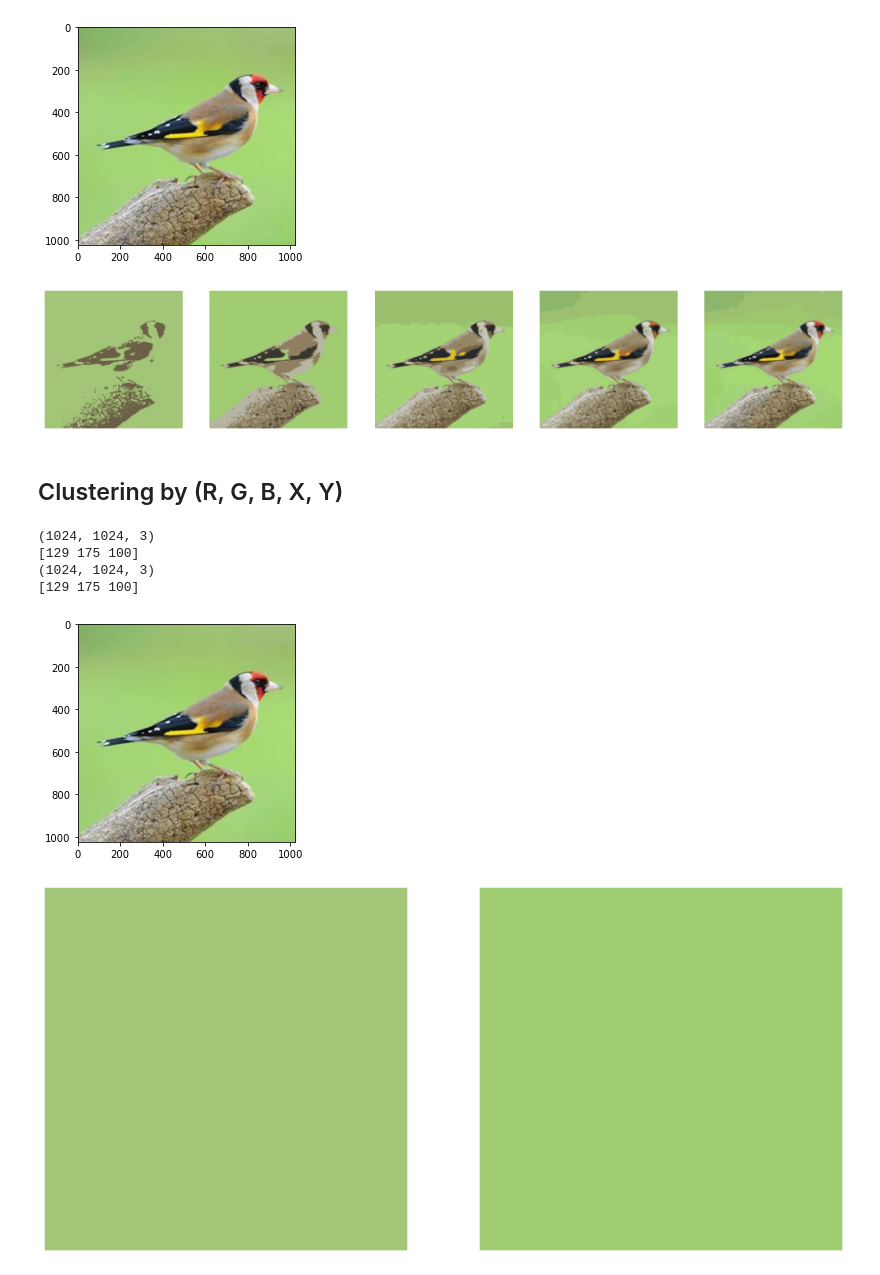
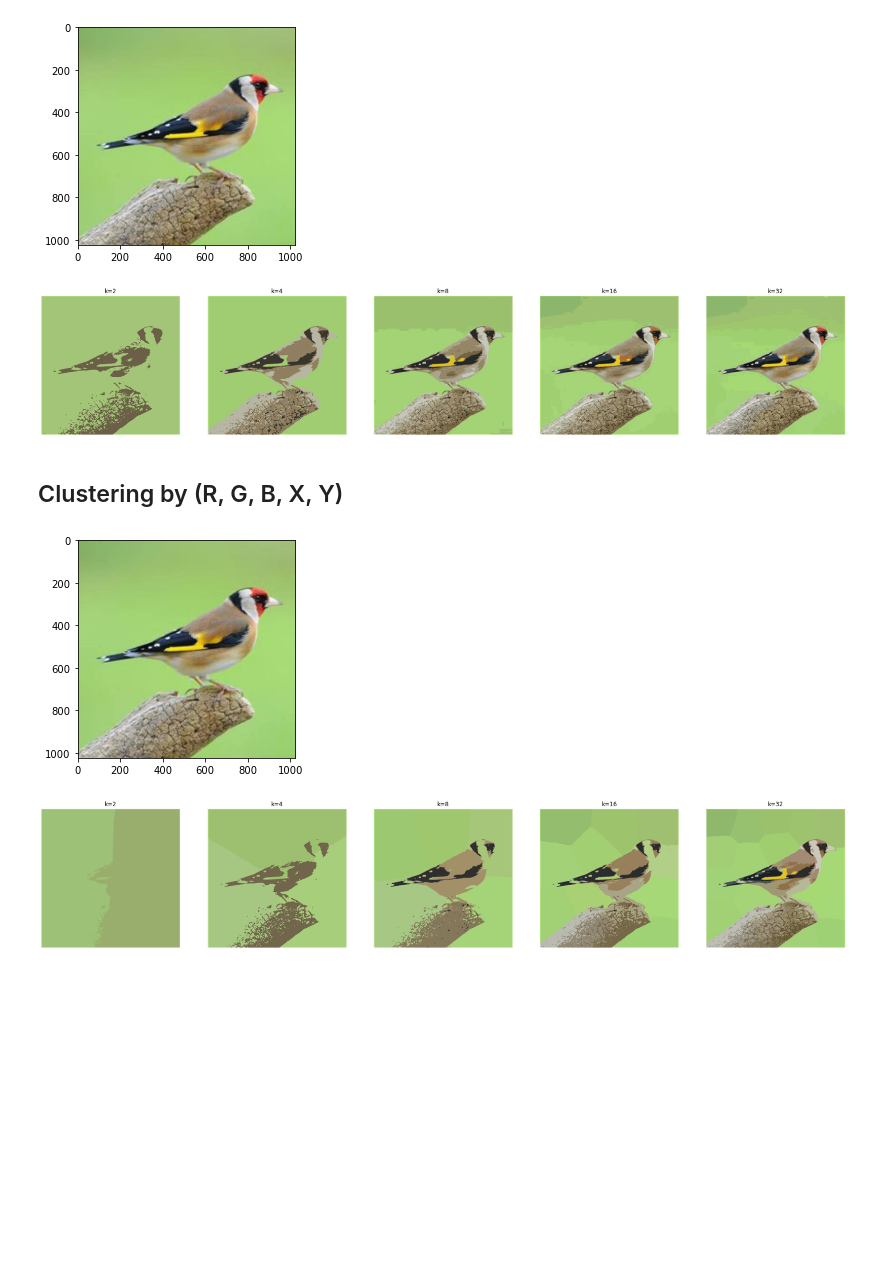
Before and after one commit to qa276390/DLCV-NTU-2020-FALL-HW1, a Jupyter notebook: kmeans_color.ipynb, the cells around one changed output. Saved outputs shown, nothing was run; the diff lists cells and outputs as text; code cells hidden in the pictures; blank space fills up the shorter version.

Commit message:
kmeans ok, pca starting

```diff
--- a/kmeans_color.ipynb
+++ b/kmeans_color.ipynb
@@ -13,7 +13,7 @@ from skimage.io import imread, imsave
 from tqdm.notebook import tqdm
 
 n_colors_list = [2, 4, 8, 16, 32]
-n_colors_list = [2, 4]
+#n_colors_list = [2, 16]
 
 
 columns = len(n_colors_list)
@@ -28,7 +28,7 @@ sample_img = sample_img.reshape(w*h,3)
 # %% [output]
 [figure]
 # %%
-fig, axs = plt.subplots(rows, columns,figsize=(15,15))
+fig, axs = plt.subplots(rows, columns,figsize=(30,30))
 for i in tqdm(range(columns*rows)):
 
     n_colors = n_colors_list[i]
@@ -49,64 +49,52 @@ for i in tqdm(range(columns*rows)):
     # reshape for display
     recolored_img = recolored_img.reshape(w,h,3)
 
-    #imsave('kmeans_color_q.jpg', recolored_img)
-    #fig.add_subplot(rows, columns, i)
+    axs[i].set_title('k='+ str(n_colors))
     axs[i].imshow(recolored_img)
     axs[i].axis('off')
 plt.show()
 # %% [output]
-[figure, old version]
+[figure, new version]
 # %% [markdown]
 ## Clustering by (R, G, B, X, Y)
 # %%
 sample_img = imread('material/bird.jpg')
-#plt.imshow(sample_img)
-print(sample_img.shape)
+plt.imshow(sample_img)
 w,h,_ = sample_img.shape
-print(sample_img[10, 10, :])
-sample_img_xy = np.zeros((w, h, 3))
-print(sample_img_xy.shape)
+sample_img_xy = np.zeros((w, h, 5))
 sample_img_xy[:, :, :3] = sample_img
-print(sample_img_xy[10, 10, :].astype(np.int))
-plt.imshow(sample_img_xy.astype(np.int))
-#sample_img_xy = sample_img
-#sample_img_xy[:, :, 3] = np.ones((w, h))*np.expand_dims(np.array(range(w)), axis=0)/w
-#sample_img_xy[:, :, 4] = np.ones((w, h))*np.expand_dims(np.array(range(w)), axis=1)/h
+sample_img_xy[:, :, 3] = np.ones((w, h))*np.expand_dims(np.array(range(w)), axis=0)/w*255
+sample_img_xy[:, :, 4] = np.ones((w, h))*np.expand_dims(np.array(range(h)), axis=1)/h*255
 
-sample_img_xy = sample_img_xy.reshape(w*h,3).astype(np.int)
+sample_img_xy = sample_img_xy.reshape(w*h,5).astype(np.int)
 # %% [output]
-(1024, 1024, 3)
-[129 175 100]
-(1024, 1024, 3)
-[129 175 100]
 [figure]
 # %%
-fig, axs = plt.subplots(rows, columns,figsize=(15,15))
+fig, axs = plt.subplots(rows, columns,figsize=(30, 30))
 for i in tqdm(range(columns*rows)):
 
     n_colors = n_colors_list[i]
 
     kmeans = KMeans(n_clusters=n_colors, random_state=0).fit(sample_img_xy)
 
     # find out which cluster each pixel belongs to.
     labels = kmeans.predict(sample_img_xy)
 
     # the cluster centroids is our color palette
     identified_palette = np.array(kmeans.cluster_centers_).astype(int)
 
 
     # recolor the entire image
-    recolored_img = np.copy(sample_img)
+    recolored_img = np.copy(sample_img_xy[:, :3])
     for index in range(len(recolored_img)):
-        recolored_img[index] = identified_palette[labels[index]]
+        recolored_img[index] = identified_palette[labels[index]][:3]
 
     # reshape for display
     recolored_img = recolored_img.reshape(w,h,3)
 
-    #imsave('kmeans_color_q.jpg', recolored_img)
-    #fig.add_subplot(rows, columns, i)
+    axs[i].set_title('k='+ str(n_colors))
     axs[i].imshow(recolored_img)
     axs[i].axis('off')
 plt.show()
 # %% [output]
-[figure, old version]
+[figure, new version]
```
Also changed, not shown: parts of 4 cells of this notebook, 1 other file.
